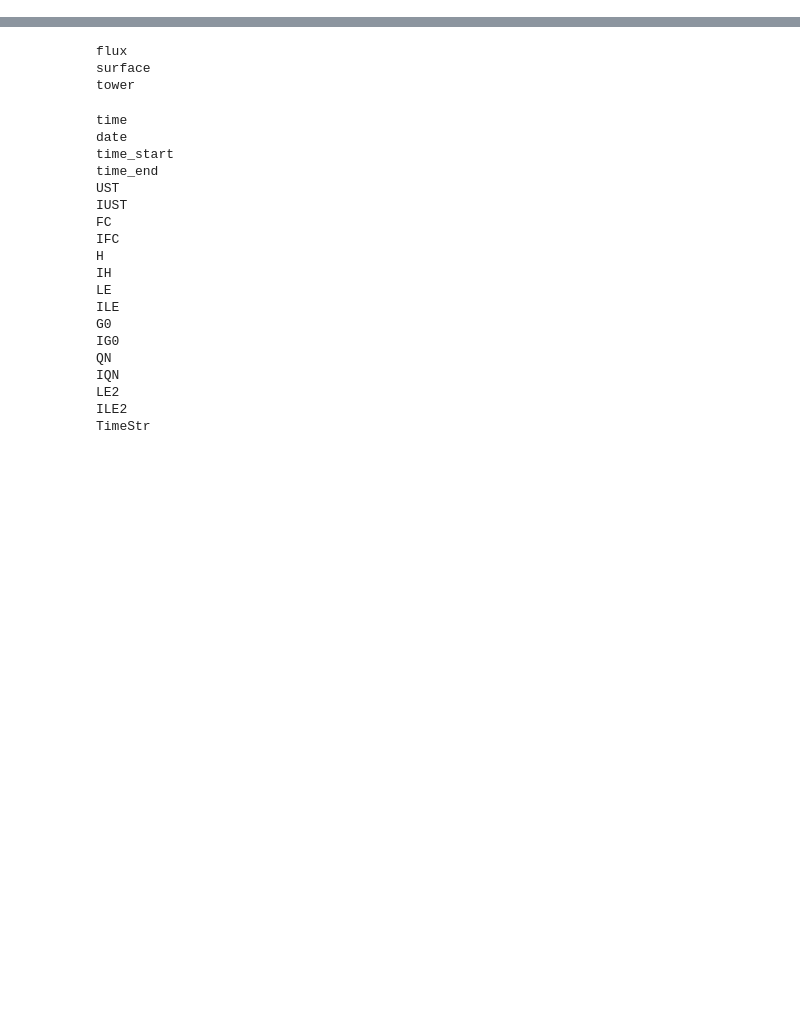
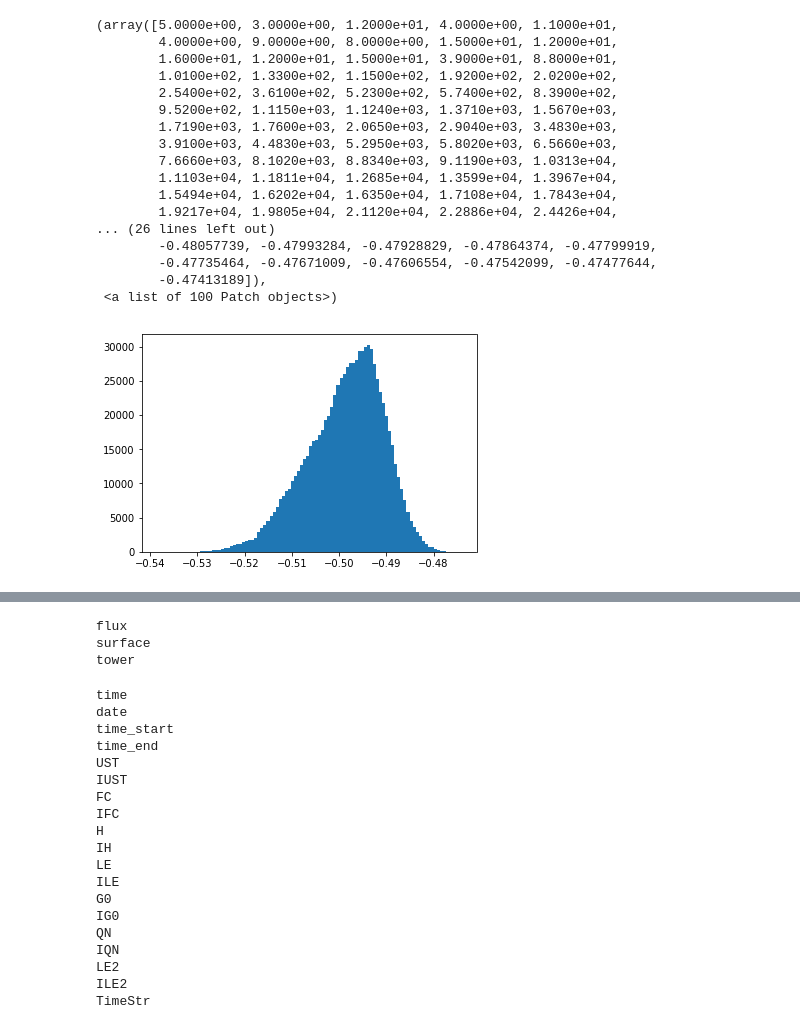
Before and after one commit to NCAR/mlsurfacelayer, a Jupyter notebook: notebooks/Cabauw_Processing.ipynb, the cells around one changed output, grey strips where cells are left out. Drawn from its saved outputs; the diff is of its cells as text; code cells hidden in the pictures; blank space fills up the shorter version.

```diff
--- a/notebooks/Caubauw_Processing.ipynb
+++ b/notebooks/Cabauw_Processing.ipynb
@@ -20,0 +46,23 @@ glob(data_path + "*.csv")
+# %%
+TA_mean = 0.5 * (combined_data[("tower", "TA_10m")] + combined_data[("tower", "TA_2m")]) + 273
+pres_10m = np.exp(9.81 * -8 / (287 * TA_mean)) * combined_data[("surface", "P0")]
+plt.hist(pres_10m - combined_data[("surface", "P0")], 100)
+# %% [output]
+(array([5.0000e+00, 3.0000e+00, 1.2000e+01, 4.0000e+00, 1.1000e+01,
+        4.0000e+00, 9.0000e+00, 8.0000e+00, 1.5000e+01, 1.2000e+01,
+        1.6000e+01, 1.2000e+01, 1.5000e+01, 3.9000e+01, 8.8000e+01,
+        1.0100e+02, 1.3300e+02, 1.1500e+02, 1.9200e+02, 2.0200e+02,
+        2.5400e+02, 3.6100e+02, 5.2300e+02, 5.7400e+02, 8.3900e+02,
+        9.5200e+02, 1.1150e+03, 1.1240e+03, 1.3710e+03, 1.5670e+03,
+        1.7190e+03, 1.7600e+03, 2.0650e+03, 2.9040e+03, 3.4830e+03,
+        3.9100e+03, 4.4830e+03, 5.2950e+03, 5.8020e+03, 6.5660e+03,
+        7.6660e+03, 8.1020e+03, 8.8340e+03, 9.1190e+03, 1.0313e+04,
+        1.1103e+04, 1.1811e+04, 1.2685e+04, 1.3599e+04, 1.3967e+04,
+        1.5494e+04, 1.6202e+04, 1.6350e+04, 1.7108e+04, 1.7843e+04,
+        1.9217e+04, 1.9805e+04, 2.1120e+04, 2.2886e+04, 2.4426e+04,
+... (26 lines left out)
+        -0.48057739, -0.47993284, -0.47928829, -0.47864374, -0.47799919,
+        -0.47735464, -0.47671009, -0.47606554, -0.47542099, -0.47477644,
+        -0.47413189]),
+ <a list of 100 Patch objects>)
+[figure, added]
```
Also changed, not shown: parts of 8 cells of this notebook, 3 other files.
